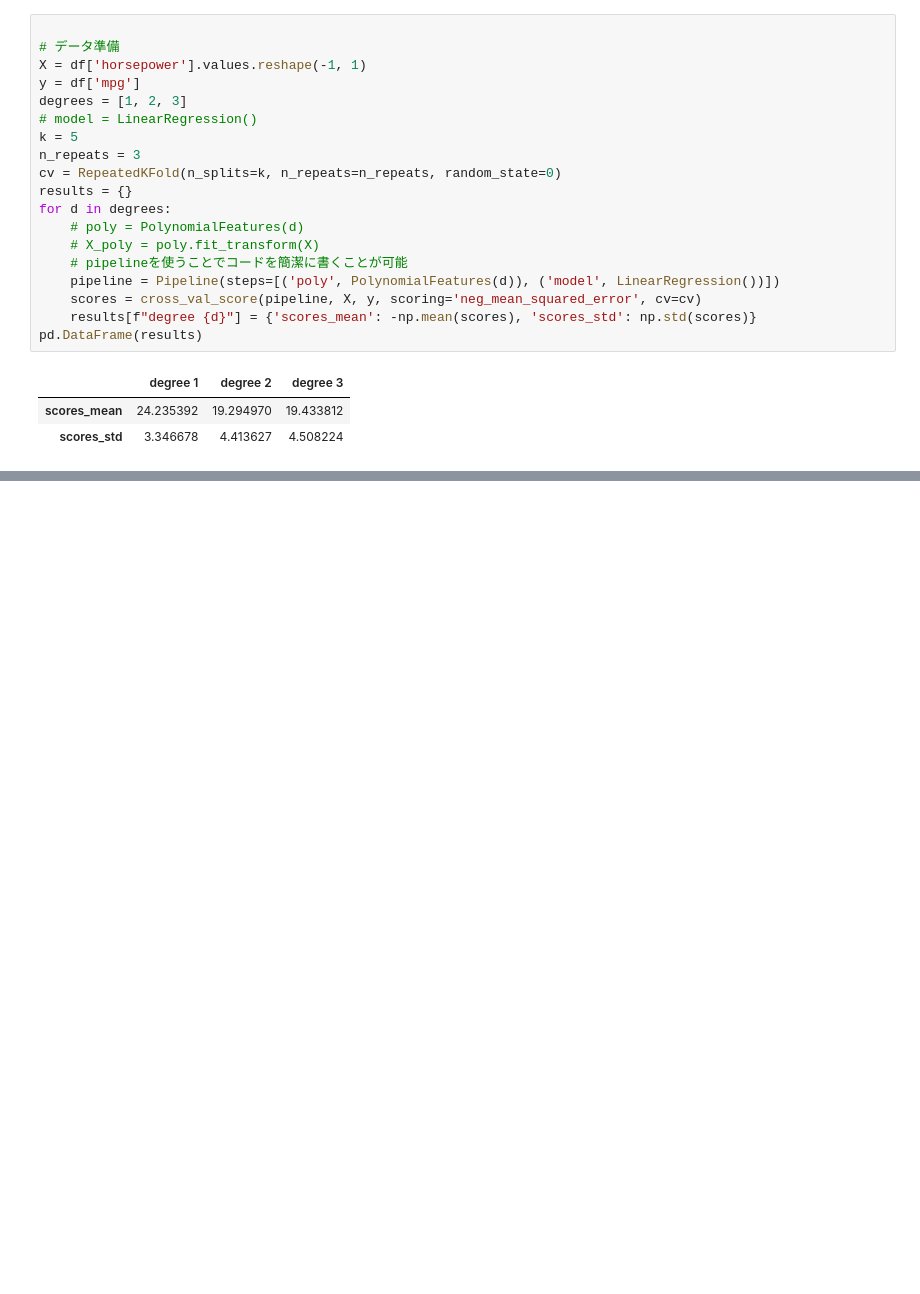
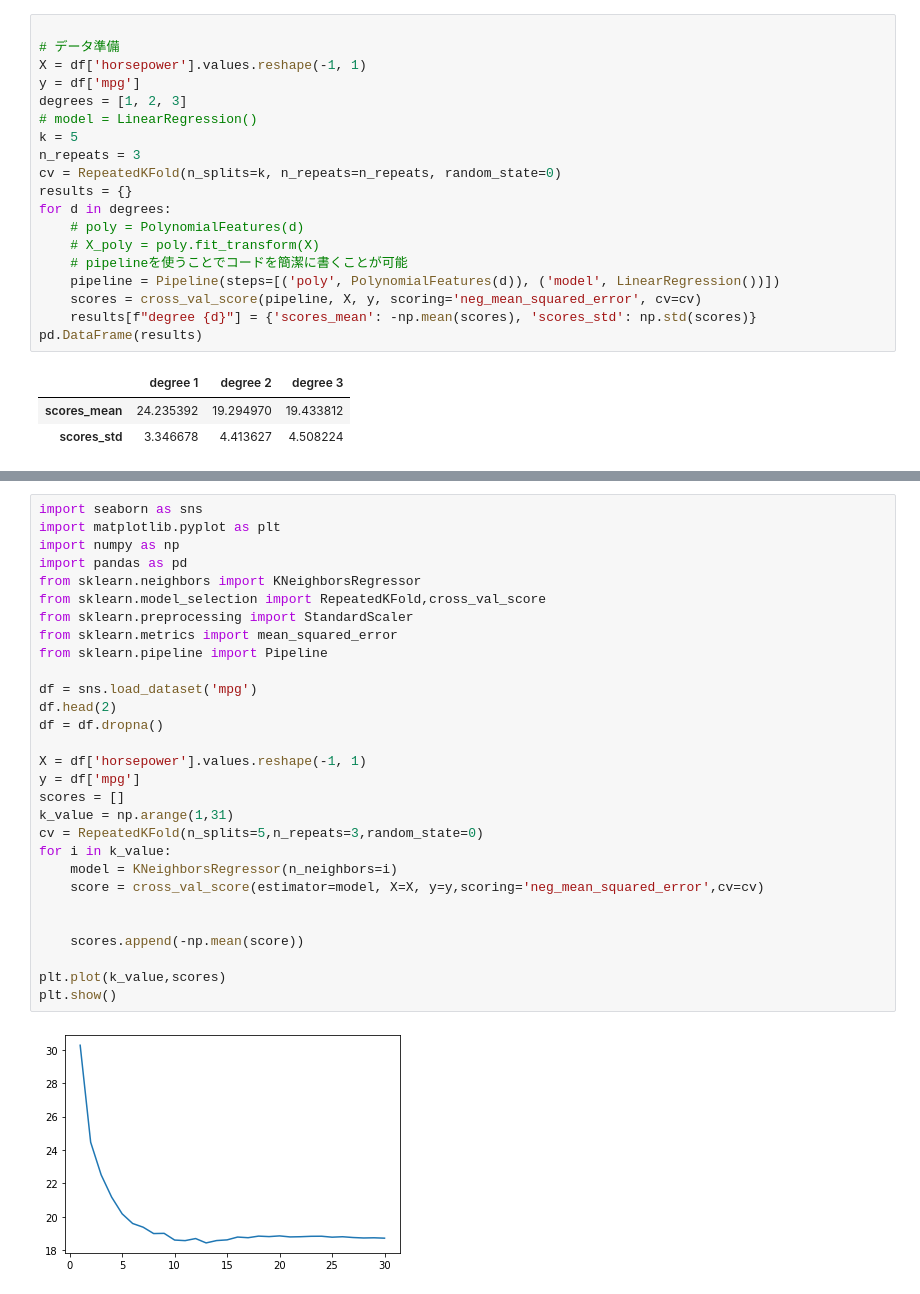
Before and after one commit to yushmnm/udemy-ds-kame-06-Machine-Learning1, a Jupyter notebook: python file/chap10 nonlinearregression.ipynb, the cells around one changed output, grey strips where cells are left out. Cells and saved outputs as stored; diff of their text form; blank space fills up the shorter version.

```diff
--- a/python file/chap10 nonlinearregression.ipynb
+++ b/python file/chap10 nonlinearregression.ipynb
@@ -103,0 +138,31 @@ pd.DataFrame(results)
+# %%
+import seaborn as sns
+import matplotlib.pyplot as plt
+import numpy as np
+import pandas as pd
+from sklearn.neighbors import KNeighborsRegressor
+from sklearn.model_selection import RepeatedKFold,cross_val_score
+from sklearn.preprocessing import StandardScaler
+from sklearn.metrics import mean_squared_error
+from sklearn.pipeline import Pipeline
+
+df = sns.load_dataset('mpg')
+df.head(2)
+df = df.dropna()
+
+X = df['horsepower'].values.reshape(-1, 1)
+y = df['mpg']
+scores = []
+k_value = np.arange(1,31)
+cv = RepeatedKFold(n_splits=5,n_repeats=3,random_state=0)
+for i in k_value:
+    model = KNeighborsRegressor(n_neighbors=i)
+    score = cross_val_score(estimator=model, X=X, y=y,scoring='neg_mean_squared_error',cv=cv)
+
+
+    scores.append(-np.mean(score))
+
+plt.plot(k_value,scores)
+plt.show()
+# %% [output]
+[figure, added]
```
Also changed, not shown: parts of 6 cells of this notebook, 1 other file.
